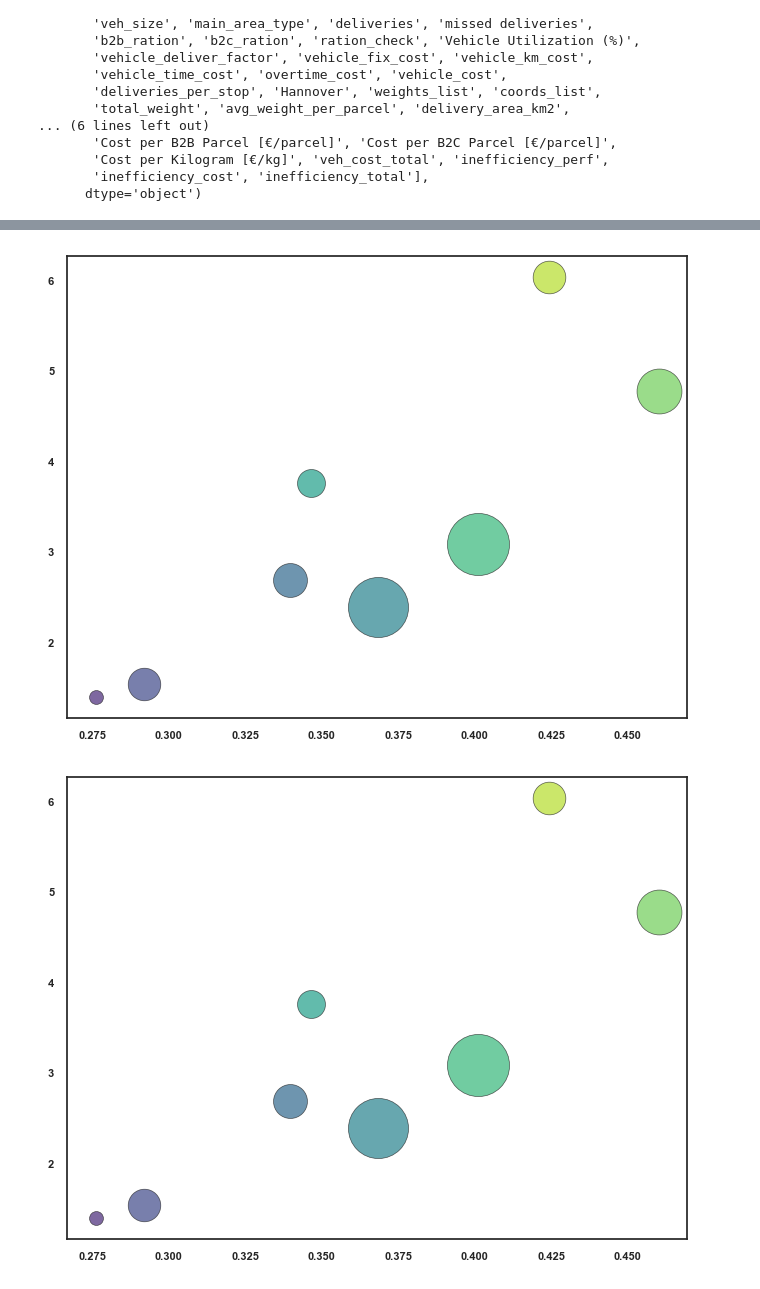
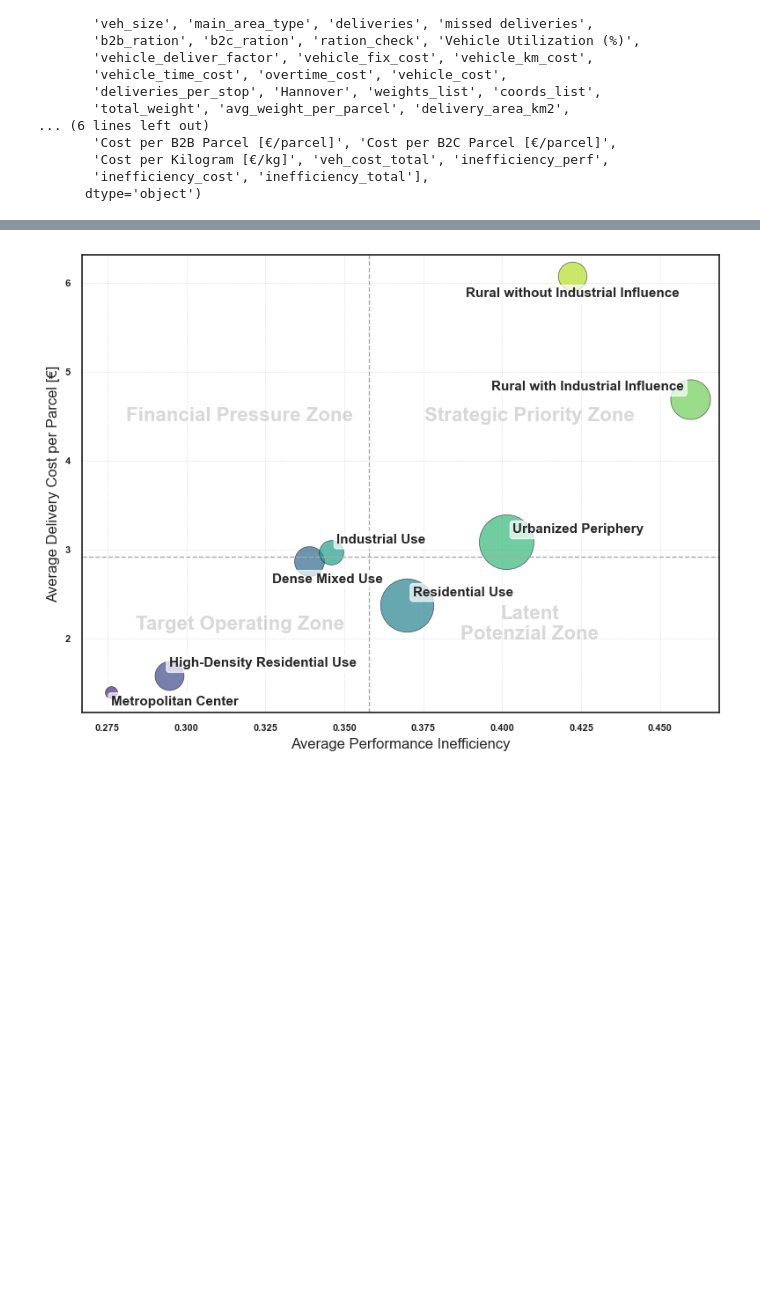
Before and after one commit to TUBS-IVS/HAGRID, a Jupyter notebook: parcel-analysis/result-analysis-matsim.ipynb, the cells around one changed output, grey strips where cells are left out. Saved outputs shown, nothing was run; the diff lists cells and outputs as text; code cells hidden in the pictures; blank space fills up the shorter version.

Commit message:
parcel-analysis
added analysis tools for paper

```diff
--- a/parcel-analysis/result-analysis-matsim.ipynb
+++ b/parcel-analysis/result-analysis-matsim.ipynb
@@ -1066,7 +1067,8 @@ plzList = ["30159", "30161", "30163", "30165", "30167", "30169", "30171", "30173
            "30625" , "30627", "30629", "30655", "30657", "30659", "30669", "31303", "31303"]
 
 # This is the path to the folder where input files are stored.
-folderPath = "Input/SimRes/500-it/basecase_13052025/"
+# folderPath = "Input/SimRes/500-it/basecase_13052025/"
+folderPath = "Input/SimRes/BC_500_it_no_reduction/"
 
 file = ""
 
@@ -2258,10 +2336,12 @@ bc
+# %%
+bc['Vehicle Utilization (%)2'] = bc['Vehicle Utilization (%)'] * 100
 # %%
 # Map the numbers to the area descriptions
 bc['main_area_type_desc'] = bc['main_area_type'].astype(str).map(category_dict)
 
 # Select only the necessary columns
-bc_selected = bc[['Tour Length (km)', 'Tour Duration (hrs)', 'Driving Share of Tour (%)',
-                  'Vehicle Utilization (%)', 'Initial Delivery Distance (km)',
+bc_selected = bc[['Tour Length (km)', 'Tour Duration (hrs)', 'Driving Time (hrs)',
+                  'Vehicle Utilization (%)2', 'Initial Delivery Distance (km)',
                   'Average Speed (km/h)','main_area_type_desc']]
 
 sns.set_theme(style='white', palette='mako', rc={'figure.figsize':(7.8, 7.8)})
@@ -2273,12 +2353,12 @@ fig, axes = plt.subplots(nrows=2, ncols=3, figsize=(7.8, 4.25))
 
 # Define the titles for the plots
 plot_titles = ['Tour Length', 'Tour Duration',
-               'Driving Share of Tour (%)', 'Vehicle Utilization',
-               'Initial Delivery Distance (km))', 'Average Speed']
+               'Driving Time', 'Vehicle Utilization',
+               'Initial Delivery Distance', 'Average Speed']
 
 # Define the DataFrame and x-axis column names for each subplot
 x_axes_cols = ['Tour Length (km)', 'Tour Duration (hrs)',
-               'Driving Share of Tour (%)', 'Vehicle Utilization (%)',
+               'Driving Time (hrs)', 'Vehicle Utilization (%)2',
                'Initial Delivery Distance (km)', 'Average Speed (km/h)']
 
 
@@ -2305,6 +2385,9 @@ for i, ax in enumerate(axes.flat):
         ax.set_xlim(0, 250)
     elif plot_titles[i] == 'Driving Time':
         ax.set_xticks(range(0, 8, 1))
+    elif plot_titles[i] == 'Vehicle Utilization':
+        ax.set_xticks(range(0, 110, 20))
+        ax.set_xlim(0, 100)
 
 
 # # Create a custom legend outside the subplots
@@ -2319,7 +2402,7 @@ fig.legend(handles, custom_legend_labels, loc='upper center', ncol=4, bbox_to_an
 plt.tight_layout(rect=[0, 0.001, 1, 0.9999])  # Include space for the custom legend at the bottom
 
 # Save the figure
-# plt.savefig("diff_distribution_visualization.pdf", dpi=300, bbox_inches='tight')
+plt.savefig("diff_distribution_visualization.pdf", dpi=300, bbox_inches='tight')
 # Show the plots
 plt.show()
 # %% [output]
@@ -3062,47 +3108,64 @@ ax.axhline(mc, color='darkgray', linestyle='--', linewidth=1)
 
 # 6) Individuelle Offsets pro Gebietstyp
 offsets = {
-    "Rural with Industrial Influence": dict(xytext=(-5, 0), ha='right', va='center'),
-    "Rural without Industrial Influence": dict(xytext=(0, 10), ha='center', va='bottom'),
-    "Metropolitan Center": dict(xytext=(0, 14), ha='center', va='top'),
-    "High-Density Residential Use": dict(xytext=(0, -2), ha='left', va='top'),
+    "Rural with Industrial Influence": dict(xytext=(-5, 10), ha='right', va='center'),
+    "Rural without Industrial Influence": dict(xytext=(0, -20), ha='center', va='bottom'),
+    "Metropolitan Center": dict(xytext=(0, -3), ha='left', va='top'),
+    "High-Density Residential Use": dict(xytext=(0, 15), ha='left', va='top'),
+    "Dense Mixed Use": dict(xytext=(-30, -10), ha='left', va='top'),
     # für alle anderen kannst du entweder hier defaults setzen …
 }
 default = dict(xytext=(5, 5), ha='left', va='bottom')
 
 for area in agg.index:
     x = agg.at[area, 'ineff_perf']
     y = agg.at[area, 'cost_per_parcel']
     params = offsets.get(area, default)
     ax.annotate(
         area,
         xy=(x, y),
         xytext=params['xytext'],
         textcoords='offset points',
         ha=params['ha'],
         va=params['va'],
-        fontsize=9,
+        fontsize=11,
         bbox=dict(boxstyle='round,pad=0.2', fc='white', alpha=0.7)
     )
 
-# 7) Legend for bubble sizes (tour count)
-# counts_legend = np.linspace(agg['tour_count'].min(), agg['tour_count'].max(), 3, dtype=int)
-# handles = []
-# for c in counts_legend:
-#     s = min_size + (c - agg['tour_count'].min()) / (agg['tour_count'].max() - agg['tour_count'].min()) * (max_size - min_size)
-#     handles.append(ax.scatter([], [], s=s, color='lightgray', edgecolor='k'))
-#     handles[-1].set_label(f"{c} tours")
-# ax.legend(handles=handles, title="Tour Count", labelspacing=1.2, loc='upper left', bbox_to_anchor=(1,1))
+ax.text(mp + (agg['ineff_perf'].max() - mp) / 2,
+        mc + (agg['cost_per_parcel'].max() - mc) / 2,
+        "Strategic Priority Zone",
+        fontsize=16, color='gray', alpha=0.3,
+        ha='center', va='center', weight='bold')
+
+ax.text(mp - (mp - agg['ineff_perf'].min()) / 2,
+        mc + (agg['cost_per_parcel'].max() - mc) / 2,
+        "Financial Pressure Zone",
+        fontsize=16, color='gray', alpha=0.3,
+        ha='center', va='center', weight='bold')
+
+ax.text(mp - (mp - agg['ineff_perf'].min()) / 2,
+        mc - (mc - agg['cost_per_parcel'].min()) / 2,
+        "Target Operating Zone",
+        fontsize=16, color='gray', alpha=0.3,
+        ha='center', va='center', weight='bold')
+
+ax.text(mp + (agg['ineff_perf'].max() - mp) / 2,
+        mc - (mc - agg['cost_per_parcel'].min()) / 2,
+        "Latent\nPotenzial Zone",
+        fontsize=16, color='gray', alpha=0.3,
+        ha='center', va='center', weight='bold')
 
 # 8) Styling
 ax.set_xlabel('Average Performance Inefficiency')
 ax.set_ylabel('Average Delivery Cost per Parcel [€]')
 # ax.set_title('Bubble Chart: Inefficiency by Area Type\n(Bubble size ∝ Number of Tours)', pad=15)
 ax.grid(True, linestyle=':', linewidth=0.5)
 
 plt.tight_layout()
 
+fig.savefig("tour_efficiency.pdf", dpi=300, bbox_inches='tight', format='pdf')
+
 plt.show()
 # %% [output]
-[figure, old version]
+[figure, new version]
-[figure, removed]
```
Also changed, not shown: parts of 39 cells of this notebook, 22 other files.
